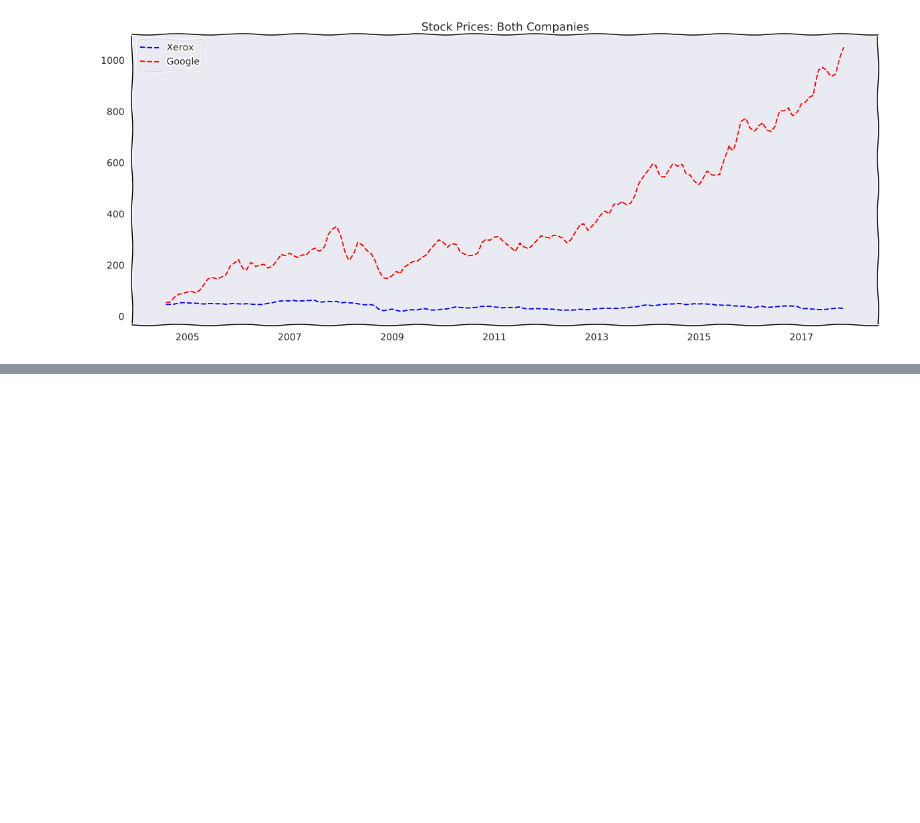
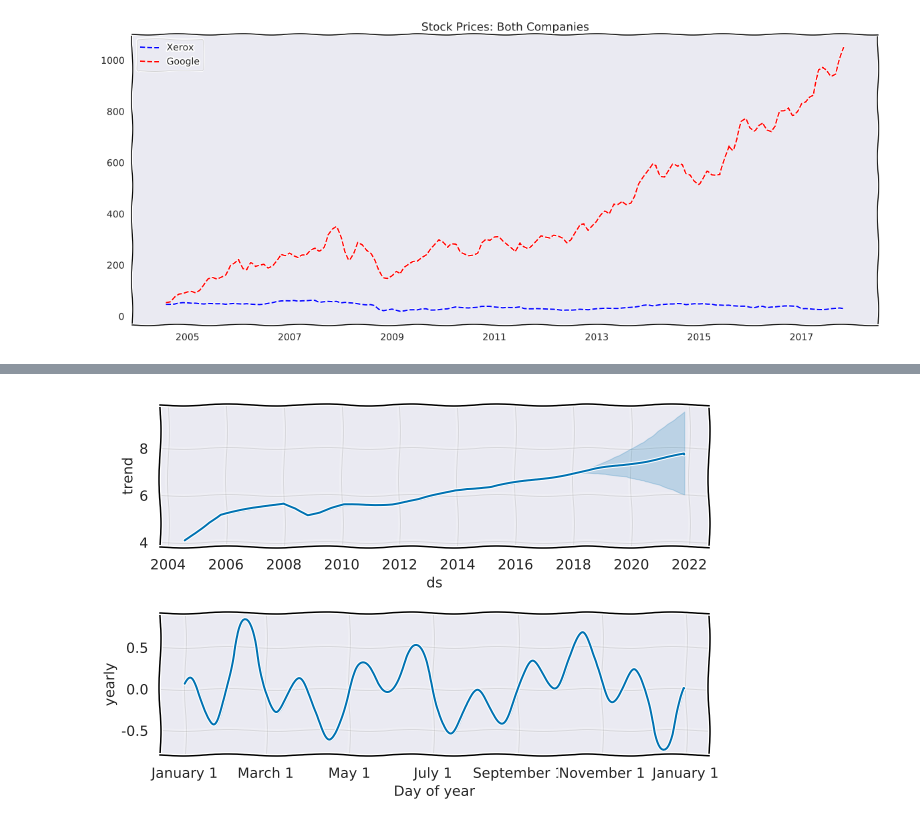
Before and after one commit to Turing-Machines-PESU/stock_market_analysis, a Jupyter notebook: advanced_analysis_xerox.ipynb, the cells around one changed output, grey strips where cells are left out. Drawn from its saved outputs; the diff is of its cells as text; code cells hidden in the pictures; blank space fills up the shorter version.

```diff
--- a/advanced_analysis_xerox.ipynb
+++ b/advanced_analysis_xerox.ipynb
@@ -499,0 +553,5 @@ from fbprophet import Prophet
+# %%
+model_google.plot_components(google_forecast)
+plt.show()
+# %% [output]
+[figure, added]
```
Also changed, not shown: parts of 11 cells of this notebook, 1 other file.
